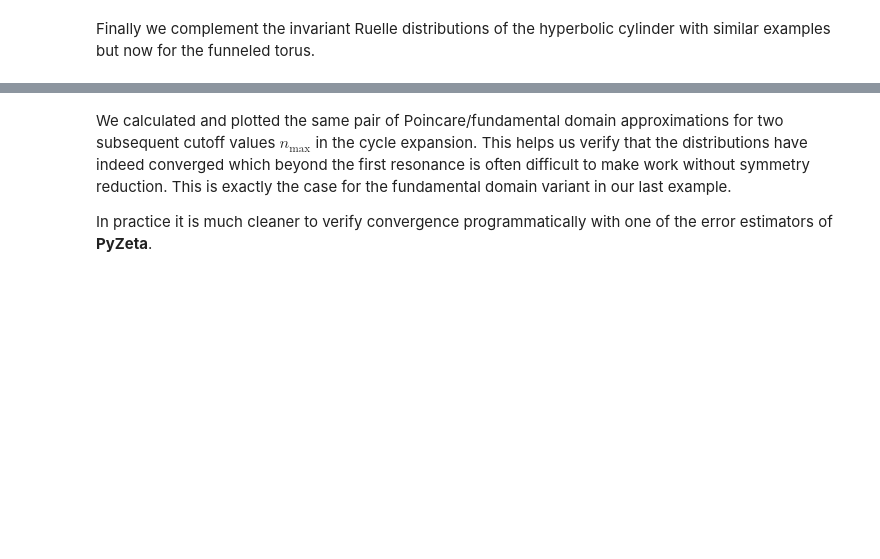
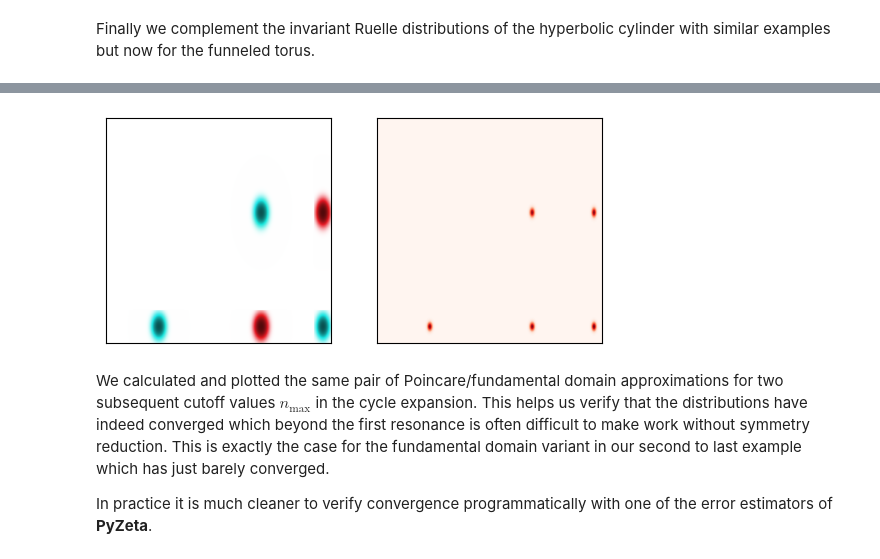
Before and after one commit to Spectral-Analysis-UPB/PyZeta, a Jupyter notebook: docs/teaser.ipynb, the cells around one changed output, grey strips where cells are left out. Saved outputs shown, nothing was run; the diff lists cells and outputs as text; code cells hidden in the pictures; blank space fills up the shorter version.

```diff
--- a/docs/teaser.ipynb
+++ b/docs/teaser.ipynb
@@ -315,9 +315,59 @@ plt.show()
+# %%
+# calculate Ruelle distribution beyond delta-1 for conventional torus params
+HIGHER_RESONANCE: Final[complex] = -0.9998 + 9.12j
+systemType = MapSystemType.FUNNEL_TORUS
+systemInitArgs = {"outerLen": 10.0, "innerLen": 10.0, "angle": np.pi / 2.00}
+integralType = OrbitIntegralType.POINCARE
+N_MAX = 6
+
+poincareArgs = {
+    "sigma": 2e-3,
+    "refinementLevel": 0,
+    "minusIndices": [1, 2, 3],
+    "plusIndices": [0, 1],
+}
+
+_, (axs1, axs2) = plt.subplots(1, 2)
+
+ruelle = RuelleDistribution(
+    systemType,
+    systemInitArgs=systemInitArgs,
+    integralType=integralType,
+    numSupportPts=300,
+    **poincareArgs,
+)
+
+higherDistribution = ruelle(
+    np.array([HIGHER_RESONANCE], dtype=np.complex128), nMax=N_MAX
+)[0]
+
+# create a phase-lightness representation of the distribution
+absoluteValue = np.abs(higherDistribution)
+argument = np.angle(higherDistribution)
+hue = (argument + np.pi) / (2 * np.pi) + 0.5
+lightness = 1.0 - 1.0 / (1.0 + absoluteValue**0.2)
+saturation = 0.8
+
+rgb = np.array(np.vectorize(hls_to_rgb)(hue, lightness, saturation))
+rgb = rgb.swapaxes(0, 2).swapaxes(0, 1)
+
+axs1.imshow(np.abs(1.0 - rgb), cmap="Reds", origin="lower")
+axs1.set_xticks([])
+axs1.set_yticks([])
+
+axs2.imshow(np.abs(higherDistribution), cmap="Reds", origin="lower")
+axs2.set_xticks([])
+axs2.set_yticks([])
+
+plt.show()
+# %% [output]
+[figure, added]
 # %% [markdown]
 We calculated and plotted the same pair of Poincare/fundamental domain approximations for
 two subsequent cutoff values $n_\mathrm{max}$ in the cycle expansion. This helps us verify
 that the distributions have indeed converged which beyond the first resonance is often
 difficult to make work without symmetry reduction. This is exactly the case for the fundamental
-domain variant in our last example.
+domain variant in our second to last example which has just barely converged.
 
 In practice it is much cleaner to verify convergence programmatically with one of the error
 estimators of **PyZeta**.
```
Also changed, not shown: parts of 1 cell of this notebook, 27 other files.
